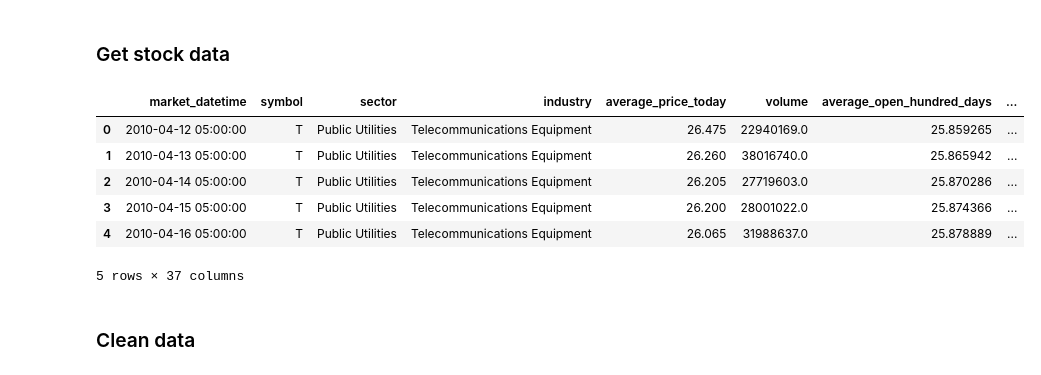
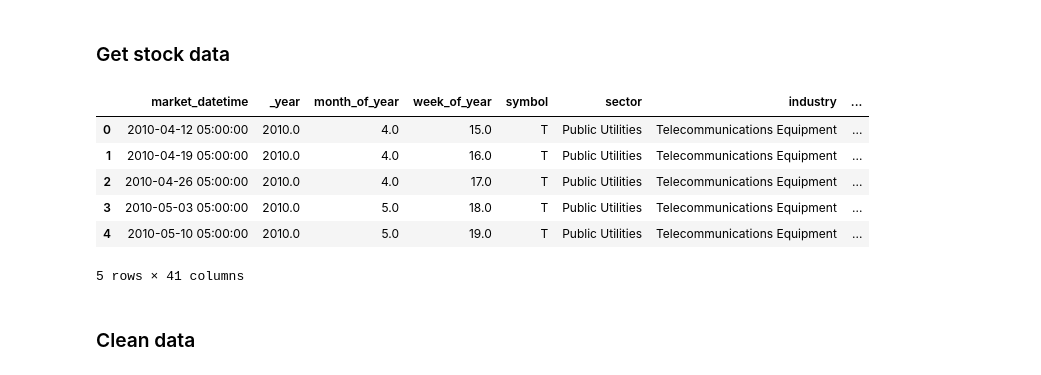
Before and after one commit to rbetzler/fun-times-in-python, a Jupyter notebook: finance/data_science/models/20191116-lstm.ipynb, the cells around one changed output. Drawn from its saved outputs; the diff is of its cells as text; code cells hidden in the pictures.

```diff
--- a/finance/data_science/models/20191116-lstm.ipynb
+++ b/finance/data_science/models/20191116-lstm.ipynb
@@ -33,6 +33,9 @@ query = f"""
     stocks as (
         select
             market_datetime
+            , extract(year from market_datetime) as _year
+            , extract(month from market_datetime) as month_of_year
+            , extract(week from market_datetime) as week_of_year
             , symbol
             , sector
             , industry
@@ -58,6 +61,7 @@ query = f"""
         ),
     summary as (
         select *
+            , row_number() over (partition by _year, month_of_year, week_of_year) as week_partition
             , (average_open_hundred_days - average_open_fifty_days) / average_open_hundred_days
                 as hundred_fifty_average_open_diff
             , (average_open_fifty_days - average_open_ten_days) / average_open_fifty_days
@@ -66,41 +70,43 @@ query = f"""
                 as hundred_high_low_open_diff
             , (average_volume_hundred_days - average_volume_fifty_days) / average_volume_hundred_days
                 as hundred_fifty_average_volume_diff
             , (average_volume_fifty_days - average_volume_ten_days) / average_volume_fifty_days
                 as fifty_ten_average_volume_diff
             --, (forward_average - average_price_today) / average_price_today as target
             --, (forward_high - forward_low) / forward_average as target
-            , forward_average as target
+            --, forward_average as target
         from stocks
         where forward_average is not null
         and market_datetime > '{query_date}'::date + interval '100' day)
     select *
         , avg(hundred_fifty_average_open_diff) over (partition by market_datetime, sector) as sector_hundred_fifty_average_open_diff
         , avg(fifty_ten_average_open_diff) over (partition by market_datetime, sector) as sector_fifty_ten_average_open_diff
         , avg(hundred_high_low_open_diff) over (partition by market_datetime, sector) as sector_hundred_high_low_open_diff
         , avg(fifty_ten_average_volume_diff) over (partition by market_datetime, sector) as sector_fifty_ten_average_volume_diff
         , avg(hundred_fifty_average_open_diff) over (partition by market_datetime, industry) as industry_hundred_fifty_average_open_diff
         , avg(fifty_ten_average_open_diff) over (partition by market_datetime, industry) as industry_fifty_ten_average_open_diff
         , avg(hundred_high_low_open_diff) over (partition by market_datetime, industry) as industry_hundred_high_low_open_diff
         , avg(fifty_ten_average_volume_diff) over (partition by market_datetime, industry) as industry_fifty_ten_average_volume_diff
         , avg(hundred_fifty_average_open_diff) over (partition by market_datetime) as market_hundred_fifty_average_open_diff
         , avg(fifty_ten_average_open_diff) over (partition by market_datetime) as market_fifty_ten_average_open_diff
         , avg(hundred_high_low_open_diff) over (partition by market_datetime) as market_hundred_high_low_open_diff
         , avg(fifty_ten_average_volume_diff) over (partition by market_datetime) as market_fifty_ten_average_volume_diff
+        , lead(forward_average) over (partition by symbol order by market_datetime) - forward_average as target
     from summary
+    where week_partition = 1
     order by market_datetime
     """
 
 df = utils.query_db(query=query)
 df.head()
 # %% [output]
-|  | market_datetime | symbol | sector | industry | average_price_today | volume | average_open_hundred_days | ... |
-| 0 | 2010-04-12 05:00:00 | T | Public Utilities | Telecommunications Equipment | 26.475 | 22940169.0 | 25.859265 | ... |
-| 1 | 2010-04-13 05:00:00 | T | Public Utilities | Telecommunications Equipment | 26.260 | 38016740.0 | 25.865942 | ... |
-| 2 | 2010-04-14 05:00:00 | T | Public Utilities | Telecommunications Equipment | 26.205 | 27719603.0 | 25.870286 | ... |
-| 3 | 2010-04-15 05:00:00 | T | Public Utilities | Telecommunications Equipment | 26.200 | 28001022.0 | 25.874366 | ... |
-| 4 | 2010-04-16 05:00:00 | T | Public Utilities | Telecommunications Equipment | 26.065 | 31988637.0 | 25.878889 | ... |
+|  | market_datetime | _year | month_of_year | week_of_year | symbol | sector | industry | ... |
+| 0 | 2010-04-12 05:00:00 | 2010.0 | 4.0 | 15.0 | T | Public Utilities | Telecommunications Equipment | ... |
+| 1 | 2010-04-19 05:00:00 | 2010.0 | 4.0 | 16.0 | T | Public Utilities | Telecommunications Equipment | ... |
+| 2 | 2010-04-26 05:00:00 | 2010.0 | 4.0 | 17.0 | T | Public Utilities | Telecommunications Equipment | ... |
+| 3 | 2010-05-03 05:00:00 | 2010.0 | 5.0 | 18.0 | T | Public Utilities | Telecommunications Equipment | ... |
+| 4 | 2010-05-10 05:00:00 | 2010.0 | 5.0 | 19.0 | T | Public Utilities | Telecommunications Equipment | ... |
-5 rows × 37 columns
+5 rows × 41 columns
 # %% [markdown]
 ### Clean data
 # %%
```
Also changed, not shown: parts of 7 cells of this notebook, 1 other file.
